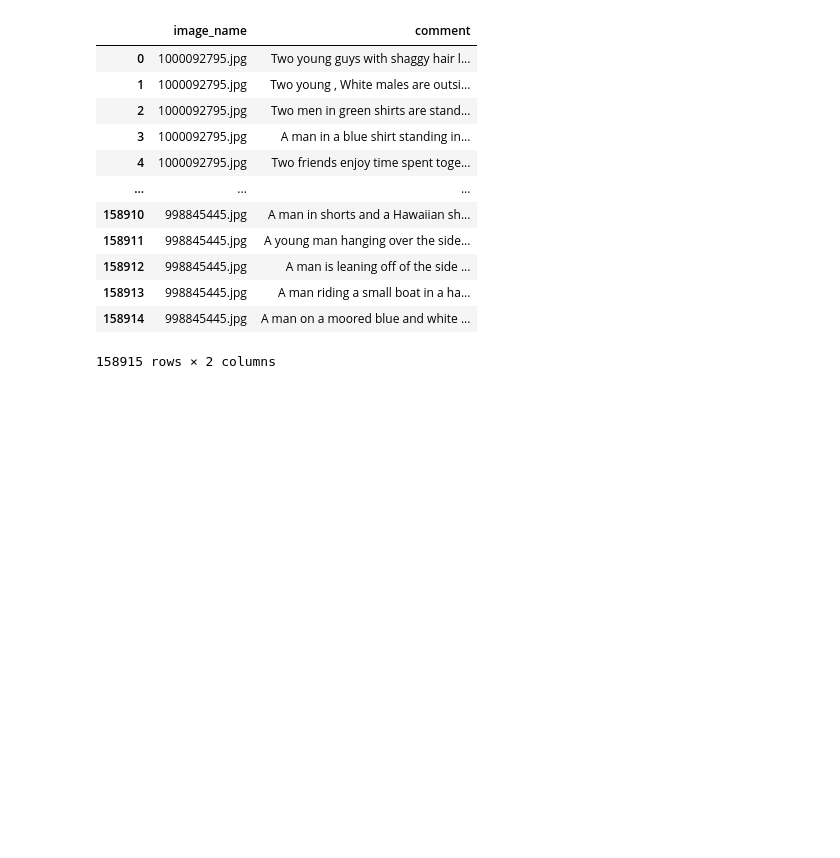
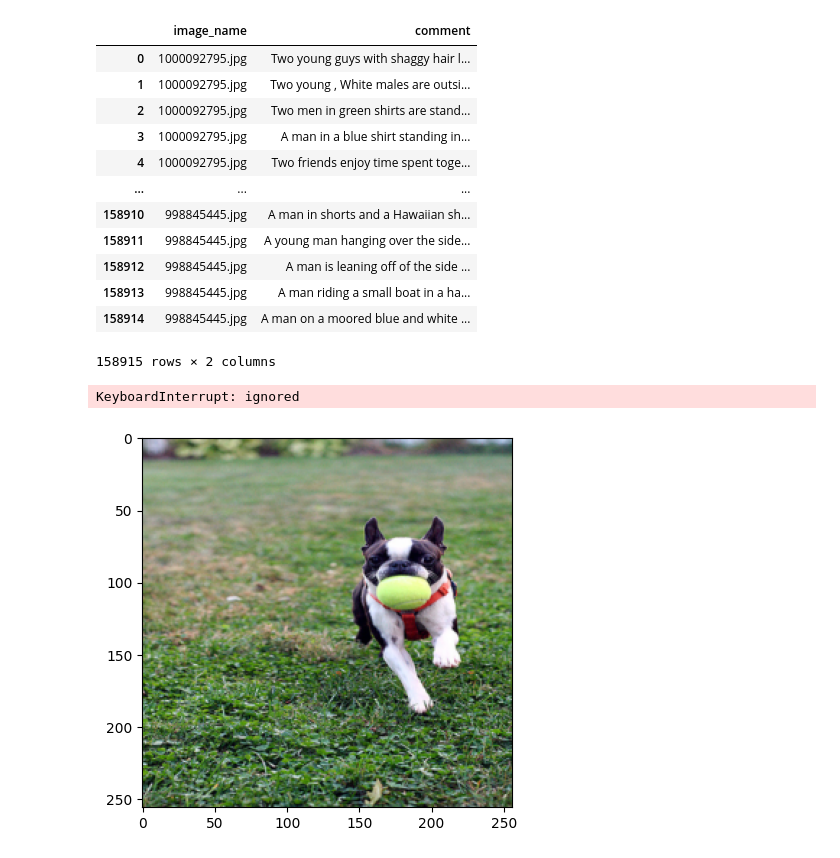
Before and after one commit to shaheriar/Image-Captioning-AI, a Jupyter notebook: CS228FinalProject.ipynb, the cells around one changed output. Drawn from its saved outputs; the diff is of its cells as text; code cells hidden in the pictures; blank space fills up the shorter version.

Commit message:
getting images

```diff
--- a/CS228FinalProject.ipynb
+++ b/CS228FinalProject.ipynb
@@ -97,18 +97,21 @@ def display_images(temp_df):
 #  clear_output()
 #  print(i)
 # %%
-class CustomDataSet(Dataset):
-    def __init__(self, main_dir, transform):
-        self.main_dir = main_dir
+class CustomDataset(Dataset):
+    def __init__(self, data_dir, transform=None):
+        self.data_dir = data_dir
         self.transform = transform
-        all_imgs = os.listdir(main_dir)
-        self.total_imgs = natsort.natsorted(all_imgs)
+        self.image_paths = os.listdir(data_dir)  # Assumes images are directly under data_dir
 
     def __len__(self):
-        return len(self.total_imgs)
+        return len(self.image_paths)
 
     def __getitem__(self, idx):
-        img_loc = os.path.join(self.main_dir, self.total_imgs[idx])
-        image = Image.open(img_loc).convert("RGB")
-        tensor_image = self.transform(image)
-        return tensor_image
+        image_path = os.path.join(self.data_dir, self.image_paths[idx])
+        image = Image.open(image_path).convert("RGB")
+
+        if self.transform is not None:
+            image = self.transform(image)
+
+        # Return the processed image and any associated labels
+        return image
@@ -118,6 +118,17 @@ train_loader = DataLoader(my_dataset , batch_size=1000, shuffle=False, num_worke
-# %%
-train_features = next(iter(train_loader))
-print(f"Feature batch shape: {train_features.size()}")
-img = train_features[0].squeeze()
-plt.imshow(img, cmap="gray")
-plt.show()
+# %%
+transform = transforms.Compose([
+    transforms.Resize((256, 256)),
+    transforms.ToTensor()
+])
+
+data_dir = '/content/drive/MyDrive/ImageCaptioningDataset/flickr30k_images/'  # Replace with your dataset directory
+dataset = CustomDataset(data_dir, transform=transform)
+# %%
+batch_size = 16
+dataloader = DataLoader(dataset, batch_size=batch_size, shuffle=True)
+# %%
+for img in dataloader:
+  plt.imshow(img[0].permute(1,2,0))
+# %% [output]
+KeyboardInterrupt: ignored
+[figure, added]
```
Also changed, not shown: parts of 2 cells of this notebook.
